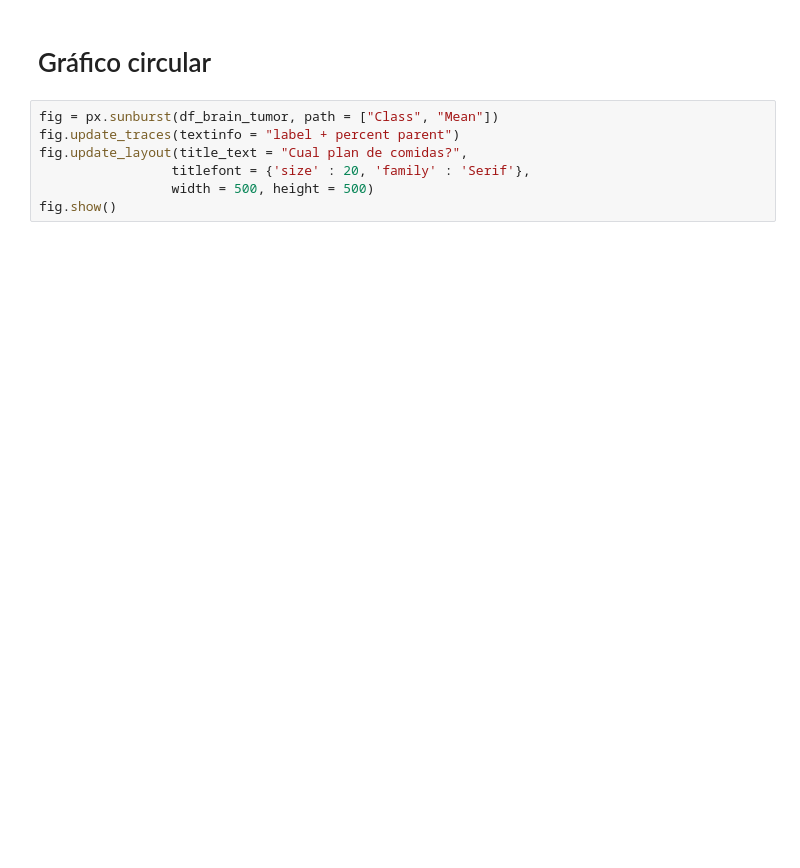
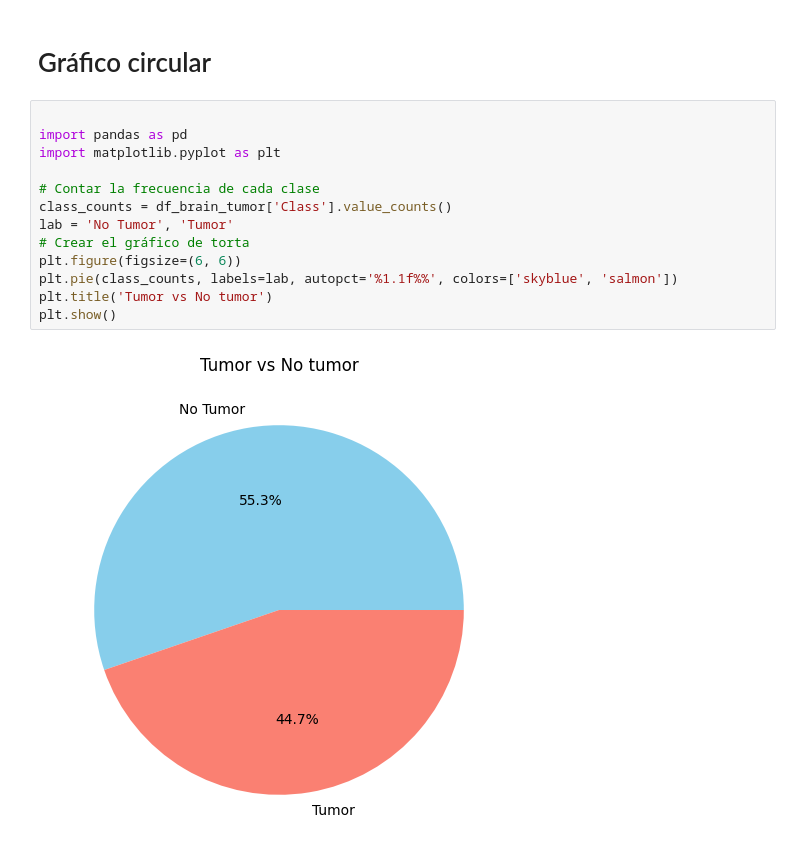
Before and after one commit to andreww44/MachineLearningBrainTumor, a Jupyter notebook: notes.ipynb, the cells around one changed output. Saved outputs shown, nothing was run; the diff lists cells and outputs as text; blank space fills up the shorter version.

Commit message:
Añadi histogramas y un grafico de torta

```diff
--- a/notes.ipynb
+++ b/notes.ipynb
@@ -224,9 +236,17 @@ df_cancel.shape[0]
 # %% [markdown]
 # Gráfico circular
-# %%
-fig = px.sunburst(df_brain_tumor, path = ["Class", "Mean"])
-fig.update_traces(textinfo = "label + percent parent")
-fig.update_layout(title_text = "Cual plan de comidas?",
-                 titlefont = {'size' : 20, 'family' : 'Serif'},
-                 width = 500, height = 500)
-fig.show()
+# %%
+
+import pandas as pd
+import matplotlib.pyplot as plt
+
+# Contar la frecuencia de cada clase
+class_counts = df_brain_tumor['Class'].value_counts()
+lab = 'No Tumor', 'Tumor'
+# Crear el gráfico de torta
+plt.figure(figsize=(6, 6))
+plt.pie(class_counts, labels=lab, autopct='%1.1f%%', colors=['skyblue', 'salmon'])
+plt.title('Tumor vs No tumor')
+plt.show()
+# %% [output]
+[figure, added]
```
Also changed, not shown: parts of 6 cells of this notebook.
